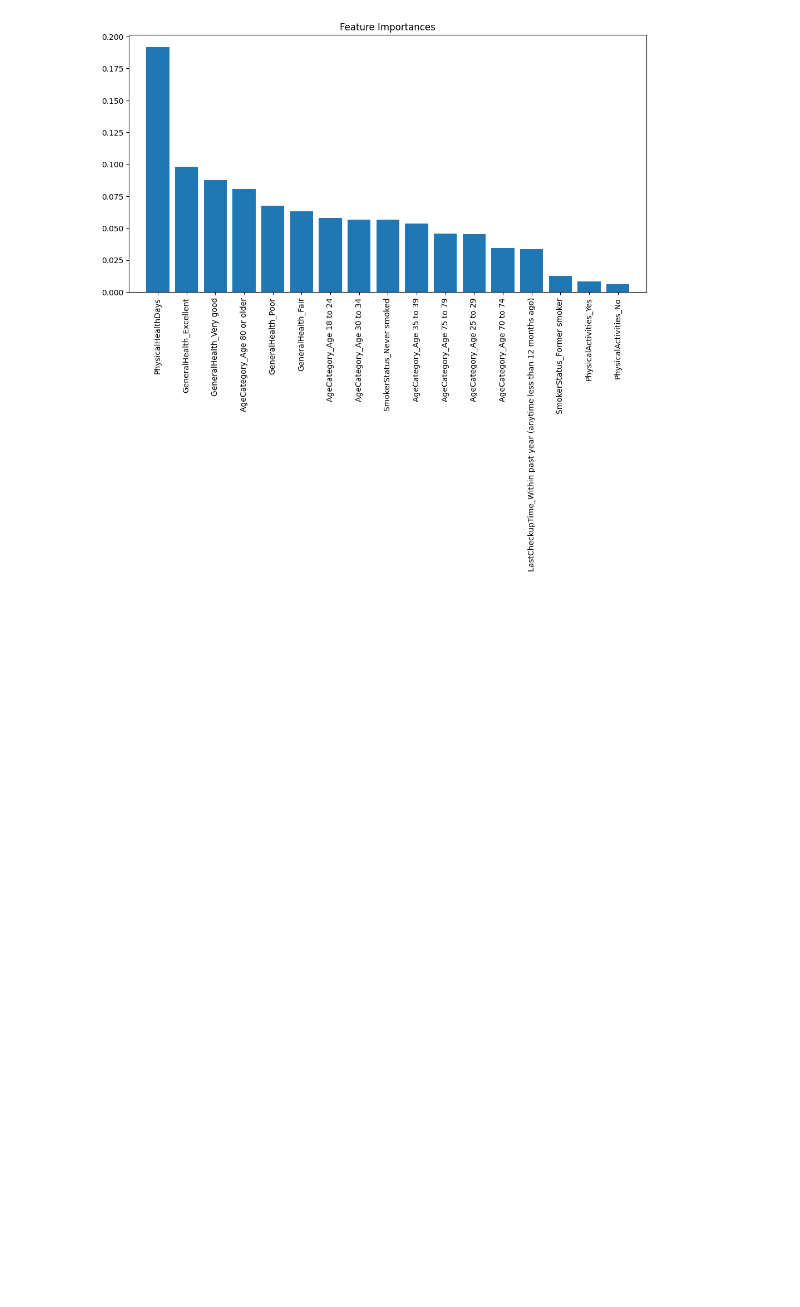
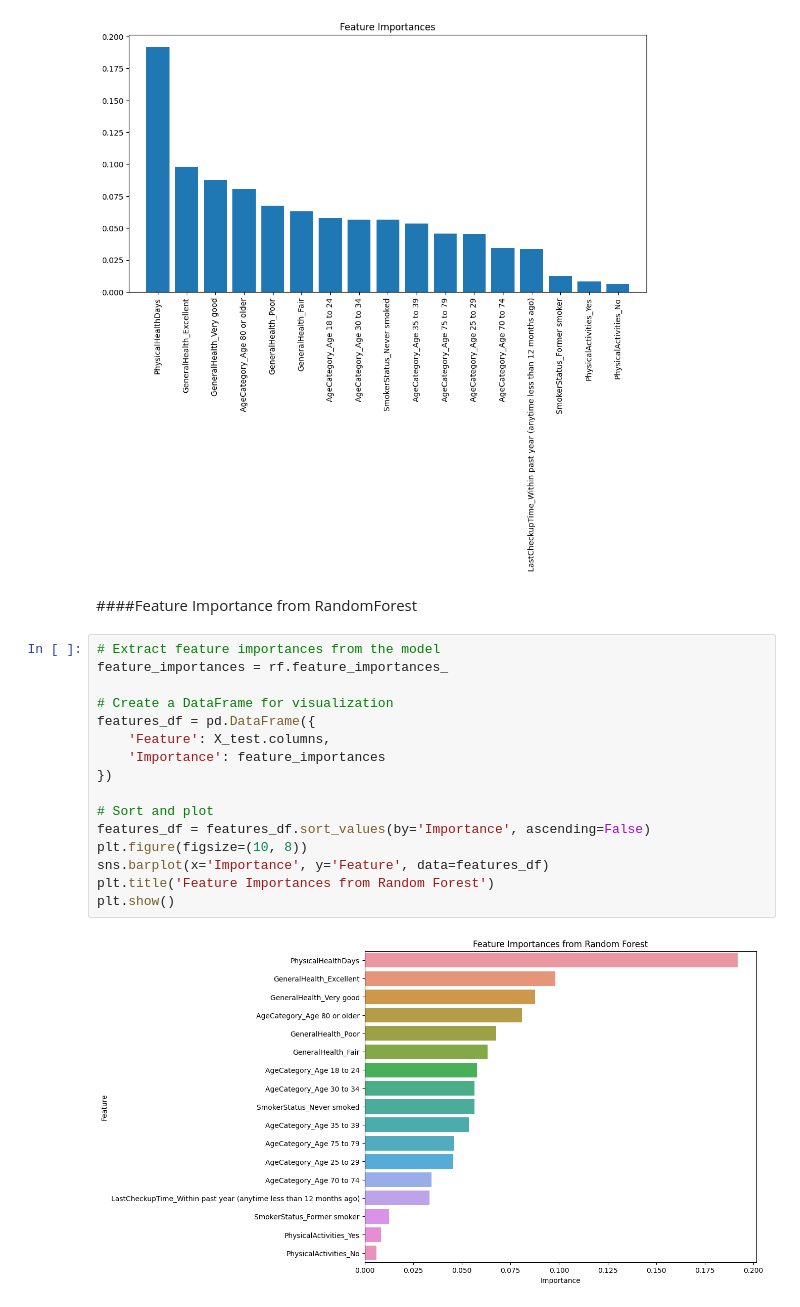
Before and after one commit to rajkumarshahu/AI-Colab, a Jupyter notebook: AI_Project.ipynb, the cells around one changed output. Cells and saved outputs as stored; diff of their text form; blank space fills up the shorter version.

```diff
--- a/AI_Project.ipynb
+++ b/AI_Project.ipynb
@@ -337,3 +353,23 @@ plt.xlim([-1, X_train.shape[1]])
 plt.show()
 # %% [output]
 [figure]
+# %% [markdown]
+####Feature Importance from RandomForest
+# %%
+# Extract feature importances from the model
+feature_importances = rf.feature_importances_
+
+# Create a DataFrame for visualization
+features_df = pd.DataFrame({
+    'Feature': X_test.columns,
+    'Importance': feature_importances
+})
+
+# Sort and plot
+features_df = features_df.sort_values(by='Importance', ascending=False)
+plt.figure(figsize=(10, 8))
+sns.barplot(x='Importance', y='Feature', data=features_df)
+plt.title('Feature Importances from Random Forest')
+plt.show()
+# %% [output]
+[figure, added]
```
Also changed, not shown: parts of 19 cells of this notebook.
